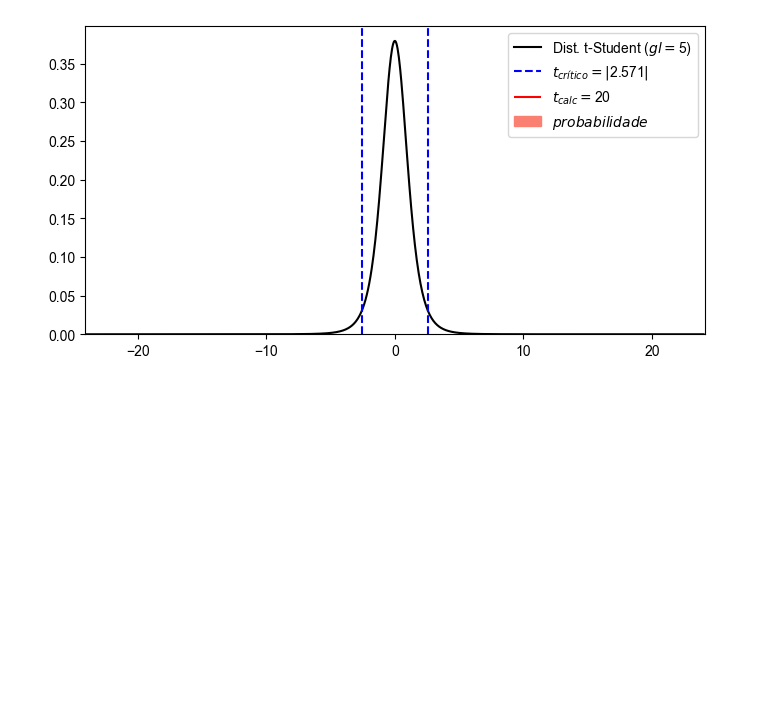
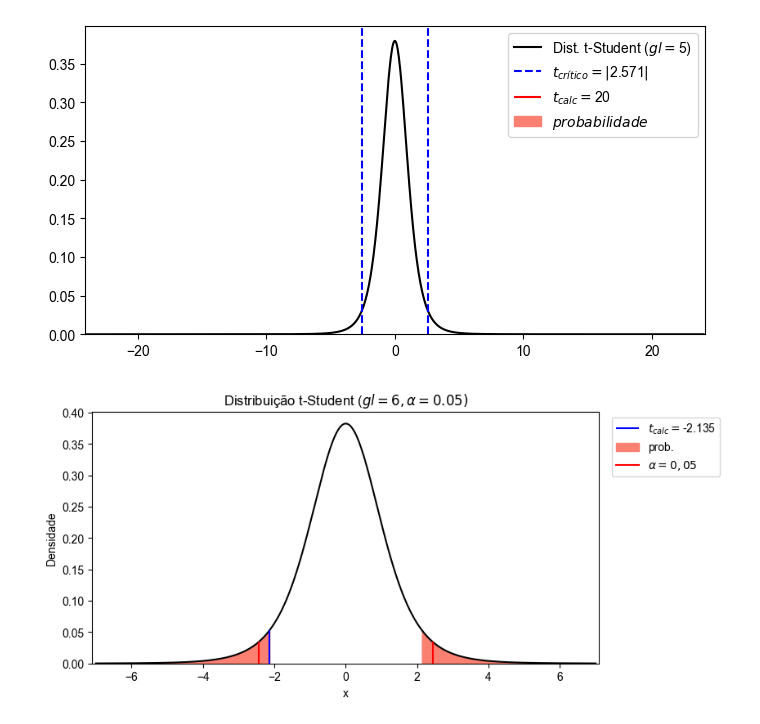
Before and after one commit to andersonmdcanteli/val-metodos-analiticos, a Jupyter notebook: make-plots/t-plot-distribution.ipynb, the cells around one changed output. Cells and saved outputs as stored; diff of their text form; code cells hidden in the pictures; blank space fills up the shorter version.

```diff
--- a/make-plots/t-plot-distribution.ipynb
+++ b/make-plots/t-plot-distribution.ipynb
@@ -54,3 +54,71 @@ def make_t_distribution_plot(t_calc, gl, alpha=0.05):
 make_t_distribution_plot(t_calc=20, gl=5, alpha=0.05)
 # %% [output]
 [figure]
+# %%
+alpha = .05
+gl = 6
+t_calc = -2.135
+
+t_critico = stats.t.ppf(1-alpha/2, gl)
+
+if np.abs(t_calc) < t_critico:
+    x_lim = 5
+else:
+    x_lim = np.abs(t_calc)*1.2
+
+x_lim = 7
+
+# criando o canvas
+fig, ax1 = plt.subplots(figsize=(8,4))
+
+# criando valores para a distribuição t de Student com gl
+x = np.linspace(-1*x_lim, x_lim, 1000)
+y = stats.t.pdf(x, gl)
+title = "Distribuição t-Student ($gl=" + str(gl) + ",\\alpha=" + str(alpha) + ")$"
+ax1.plot(x, y, c="k",)
+
+# # adicionando linhas com o valor crítico do teste
+# label= '$t_{crítico} = $' + str(round(t_critico, 3))
+# ax1.axvline(stats.t.ppf(1-alpha/2, gl), 0, 1, label=label, color='blue', ls='--')
+# label= '$t_{crítico} = $' + str(round(-1*t_critico, 3))
+# ax1.axvline(stats.t.ppf(alpha/2, gl), 0, 1, color='red', ls='--', label=label)
+
+
+# adicionando o valor da estatística do teste
+label = "$t_{calc} = $" + str(round(t_calc, 3))
+ax1.vlines(t_calc, 0, stats.t.pdf(np.abs(t_calc), gl, loc=0, scale=1), label=label, color='blue')
+
+# # preenchendo o lado esquero
+# x = np.linspace(-1*x_lim, -1*abs(t_critico), 1000)
+# ax1.fill_between(x, stats.t.pdf(x, gl), color = 'gold', alpha=.5)
+
+# # preenchendo o lado direito
+# x = np.linspace(abs(t_critico), x_lim, 1000)
+# ax1.fill_between(x,stats.t.pdf(x, gl, loc=0, scale=1), color = 'gold', alpha=.5)
+
+
+
+# preenchendo o lado esquero
+x = np.linspace(-1*x_lim, -1*abs(t_calc), 1000)
+label = '$t_{calc}=' + str(t_calc) + "$"
+ax1.fill_between(x, stats.t.pdf(x, gl), label = "prob.", color = 'salmon')
+
+# preenchendo o lado direito
+x = np.linspace(abs(t_calc), x_lim, 1000)
+ax1.fill_between(x,stats.t.pdf(x, gl, loc=0, scale=1), color = 'salmon')
+
+
+
+
+ax1.plot([t_critico, t_critico], [0, stats.t.pdf(t_critico, gl)], color="red", label="$\\alpha=0,05$")
+ax1.plot([-1*t_critico, -1*t_critico], [0, stats.t.pdf(t_critico, gl)], color="red", )
+
+plt.title(title)
+plt.xlabel("x")
+plt.ylabel("Densidade")
+plt.xlim(-1*x_lim - .1, x_lim + .1)
+plt.ylim(bottom=0.0)
+plt.legend(loc=1, bbox_to_anchor=(1.25,1))
+plt.show()
+# %% [output]
+[figure, added]
```
Also changed, not shown: 15 other files.
